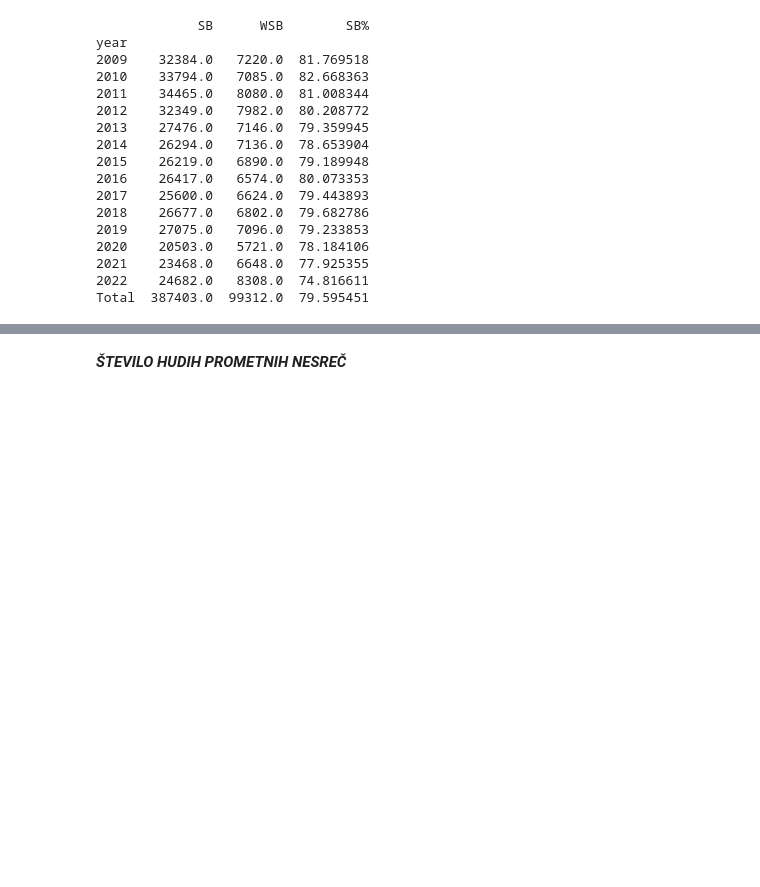
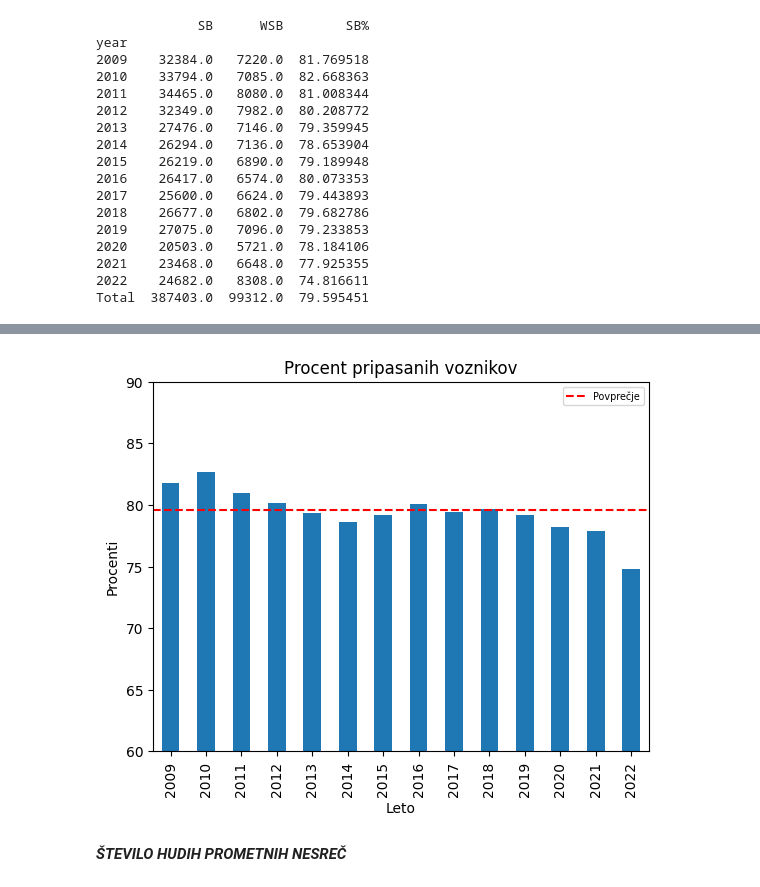
Before and after one commit to xp3rt4g/PR22TPTJAG, a Jupyter notebook: prometne.ipynb, the cells around one changed output, grey strips where cells are left out. Saved outputs shown, nothing was run; the diff lists cells and outputs as text; code cells hidden in the pictures; blank space fills up the shorter version.

```diff
--- a/prometne.ipynb
+++ b/prometne.ipynb
@@ -258,3 +258,14 @@ plt.show()
+# %%
+result["SB%"][:-1].plot(kind='bar')
+plt.title('Procent pripasanih voznikov')
+plt.ylabel('Procenti')
+plt.xlabel('Leto')
+plt.axhline(y=result["SB%"]["Total"], color='red', linestyle='--')
+plt.legend(['Povprečje'], loc='upper right', fontsize='x-small')
+plt.ylim([60, 90])
+plt.show()
+# %% [output]
+[figure, added]
 # %% [markdown]
 ***ŠTEVILO HUDIH PROMETNIH NESREČ***
 # %%
```
Also changed, not shown: parts of 9 cells of this notebook.
